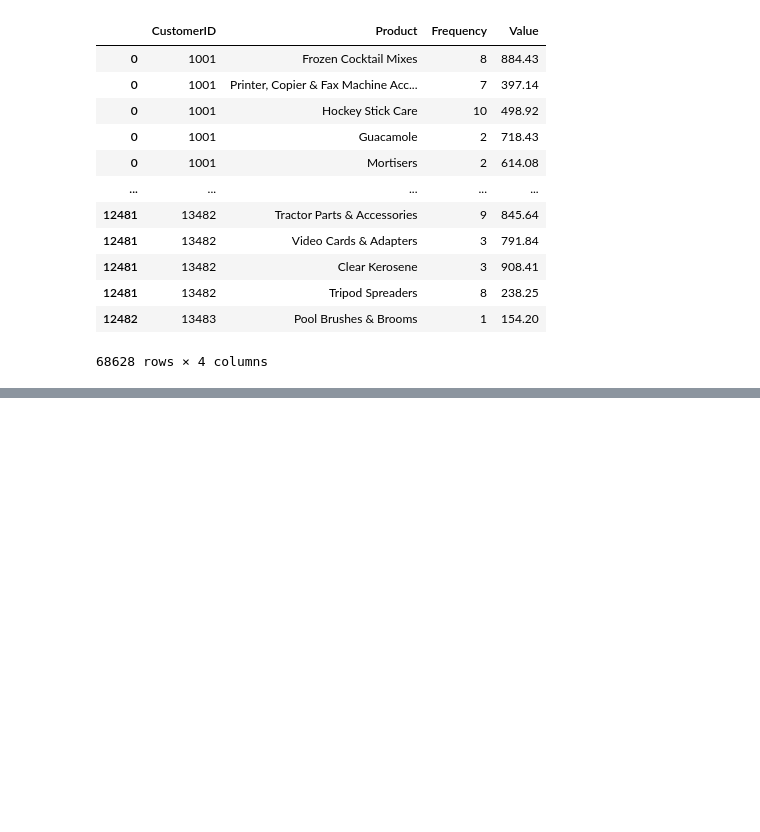
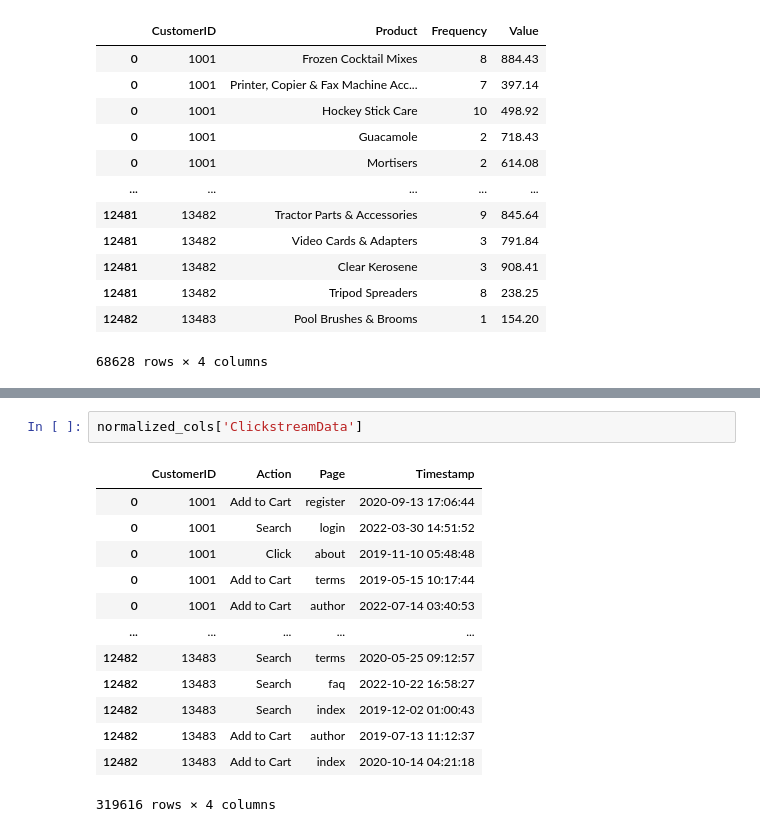
Before and after one commit to edwinaabam/Reder-Telecom-Churn-Prediction, a Jupyter notebook: DataCleaning/clean.ipynb, the cells around one changed output, grey strips where cells are left out. Saved outputs shown, nothing was run; the diff lists cells and outputs as text; blank space fills up the shorter version.

```diff
--- a/DataCleaning/clean.ipynb
+++ b/DataCleaning/clean.ipynb
@@ -288,0 +285,16 @@ single_val_cols.head()
+# %%
+normalized_cols['ClickstreamData']
+# %% [output]
+|  | CustomerID | Action | Page | Timestamp |
+| 0 | 1001 | Add to Cart | register | 2020-09-13 17:06:44 |
+| 0 | 1001 | Search | login | 2022-03-30 14:51:52 |
+| 0 | 1001 | Click | about | 2019-11-10 05:48:48 |
+| 0 | 1001 | Add to Cart | terms | 2019-05-15 10:17:44 |
+| 0 | 1001 | Add to Cart | author | 2022-07-14 03:40:53 |
+| ... | ... | ... | ... | ... |
+| 12482 | 13483 | Search | terms | 2020-05-25 09:12:57 |
+| 12482 | 13483 | Search | faq | 2022-10-22 16:58:27 |
+| 12482 | 13483 | Search | index | 2019-12-02 01:00:43 |
+| 12482 | 13483 | Add to Cart | author | 2019-07-13 11:12:37 |
+| 12482 | 13483 | Add to Cart | index | 2020-10-14 04:21:18 |
+319616 rows × 4 columns
```
Also changed, not shown: parts of 69 cells of this notebook, 1 other file.
